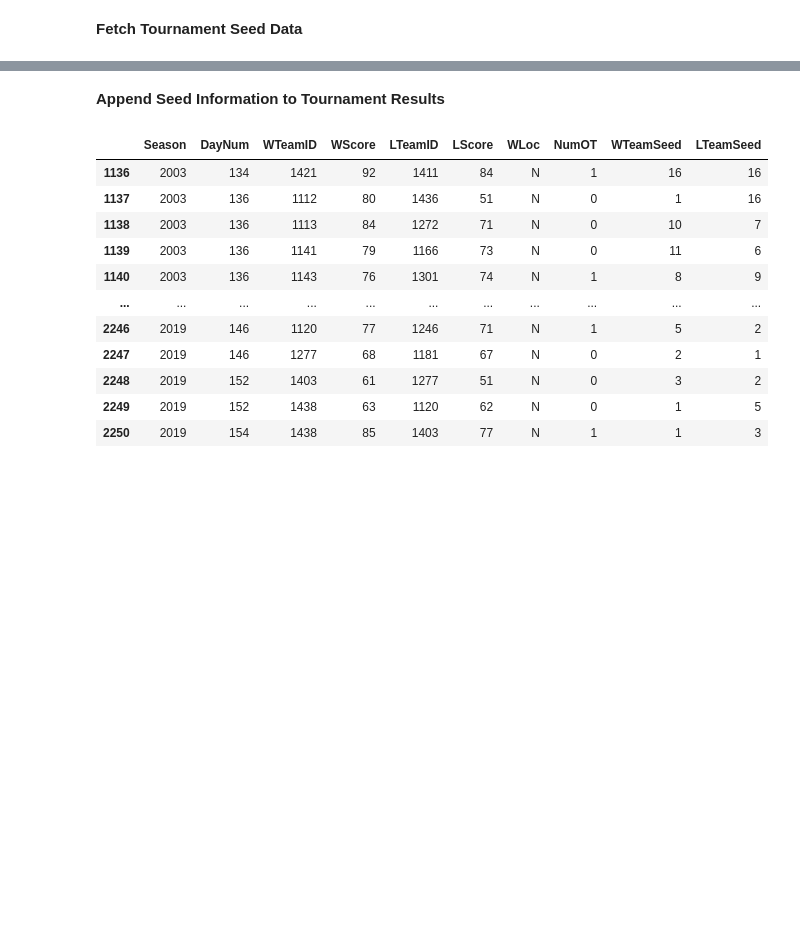
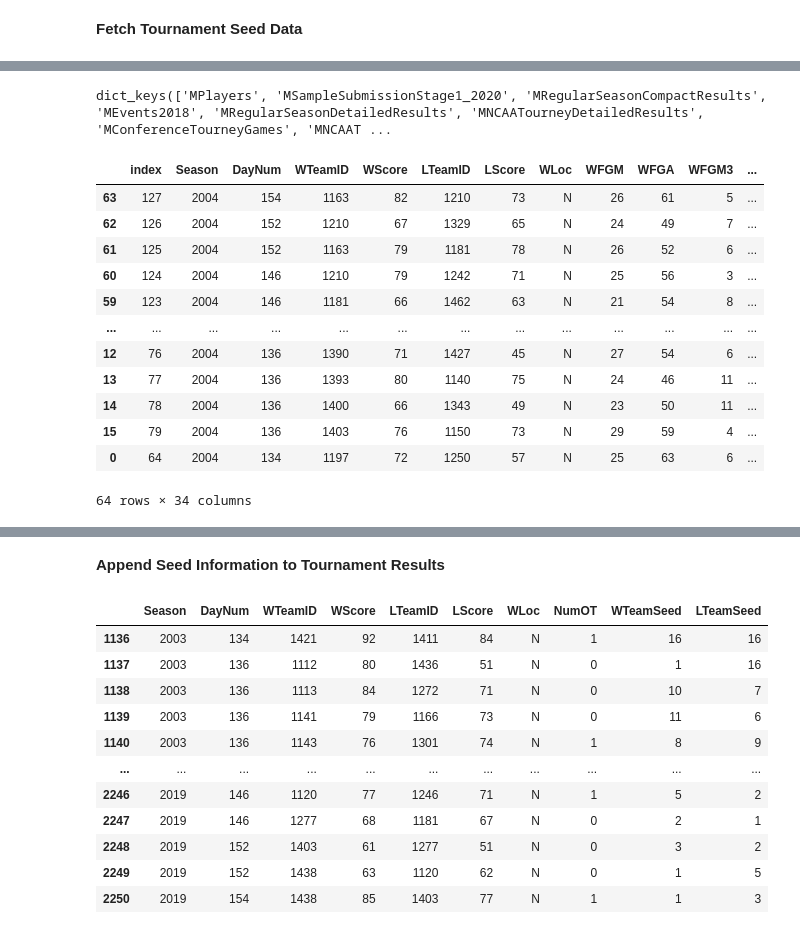
Before and after one commit to robertfmoore/march_madness, a Jupyter notebook: final_notebook.ipynb, the cells around one changed output, grey strips where cells are left out. Saved outputs shown, nothing was run; the diff lists cells and outputs as text; code cells hidden in the pictures; blank space fills up the shorter version.

```diff
--- a/final_notebook.ipynb
+++ b/final_notebook.ipynb
@@ -760,0 +778,23 @@ data_dict['MTeams']
+# %%
+bracket_df = data_dict['MNCAATourneyDetailedResults']
+bracket_df = bracket_df.drop(['NumOT'], axis=1)
+seeds_info = data_dict['MNCAATourneySeeds']
+
+years = list(bracket_df['Season'].unique())
+column_names = ["Season", 'Seed', 'TeamID', 'eFG', 'TOP','ORP','DRP', 'FTP']
+bracket_info_df = pd.DataFrame(columns=column_names)
+for year in years:
+    seeds_list = seeds_info.loc[seeds_info['Season'] == year]
+    teams_list = list(seeds_list['TeamID'].unique())
+    for team in teams_list:
+        new_row = {}
+        new_row['Season'] = year
+        new_row['TeamID'] = team
+        new_row['Seed'] = seeds_list.loc[seeds_list['TeamID'] == team]['Seed'].values[0]
+        team_last_n = bracket_n_recent_games(rs_df, year, team, 9)
+        new_row['eFG'] = team_last_n['eFG'].mean()
+        new_row['TOP'] = team_last_n['TOP'].mean()
+        new_row['ORP'] = team_last_n['ORP'].mean()
+        new_row['DRP'] = team_last_n['DRP'].mean()
+        new_row['FTP'] = team_last_n['FTP'].mean()
+        bracket_info_df = bracket_info_df.append(new_row, ignore_index=True)
@@ -881,0 +1015,23 @@ seeds_df
+# %%
+data_dict.keys()
+# %% [output]
+dict_keys(['MPlayers', 'MSampleSubmissionStage1_2020', 'MRegularSeasonCompactResults', 'MEvents2018', 'MRegularSeasonDetailedResults', 'MNCAATourneyDetailedResults', 'MConferenceTourneyGames', 'MNCAAT ...
+# %%
+test = bracket_df.loc[bracket_df['Season'] == 2004]
+test.reset_index(inplace=True)
+test = test.sort_values(by=['DayNum'], ascending=False)
+test
+# %% [output]
+|  | index | Season | DayNum | WTeamID | WScore | LTeamID | LScore | WLoc | WFGM | WFGA | WFGM3 | ... |
+| 63 | 127 | 2004 | 154 | 1163 | 82 | 1210 | 73 | N | 26 | 61 | 5 | ... |
+| 62 | 126 | 2004 | 152 | 1210 | 67 | 1329 | 65 | N | 24 | 49 | 7 | ... |
+| 61 | 125 | 2004 | 152 | 1163 | 79 | 1181 | 78 | N | 26 | 52 | 6 | ... |
+| 60 | 124 | 2004 | 146 | 1210 | 79 | 1242 | 71 | N | 25 | 56 | 3 | ... |
+| 59 | 123 | 2004 | 146 | 1181 | 66 | 1462 | 63 | N | 21 | 54 | 8 | ... |
+| ... | ... | ... | ... | ... | ... | ... | ... | ... | ... | ... | ... | ... |
+| 12 | 76 | 2004 | 136 | 1390 | 71 | 1427 | 45 | N | 27 | 54 | 6 | ... |
+| 13 | 77 | 2004 | 136 | 1393 | 80 | 1140 | 75 | N | 24 | 46 | 11 | ... |
+| 14 | 78 | 2004 | 136 | 1400 | 66 | 1343 | 49 | N | 23 | 50 | 11 | ... |
+| 15 | 79 | 2004 | 136 | 1403 | 76 | 1150 | 73 | N | 29 | 59 | 4 | ... |
+| 0 | 64 | 2004 | 134 | 1197 | 72 | 1250 | 57 | N | 25 | 63 | 6 | ... |
+64 rows × 34 columns
```
Also changed, not shown: parts of 24 cells of this notebook.
